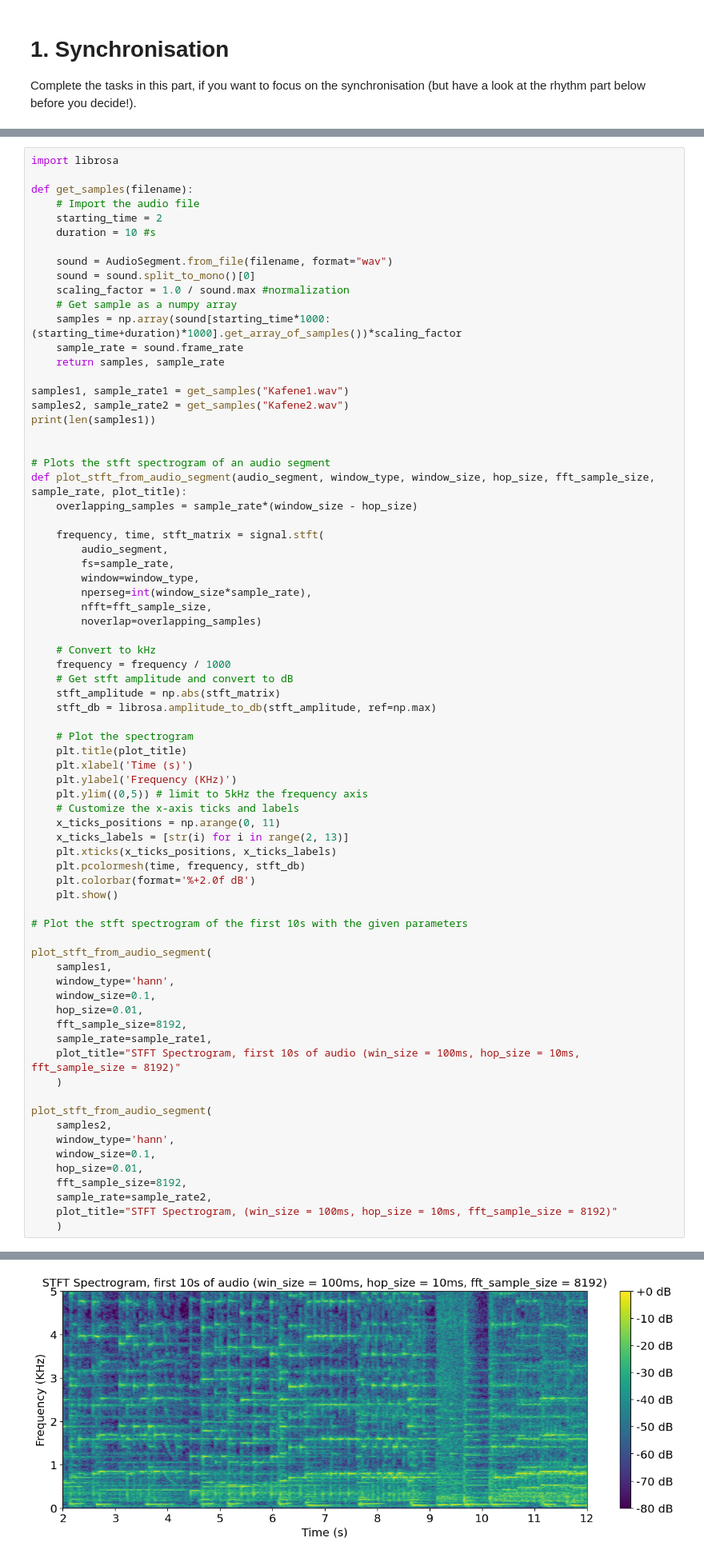
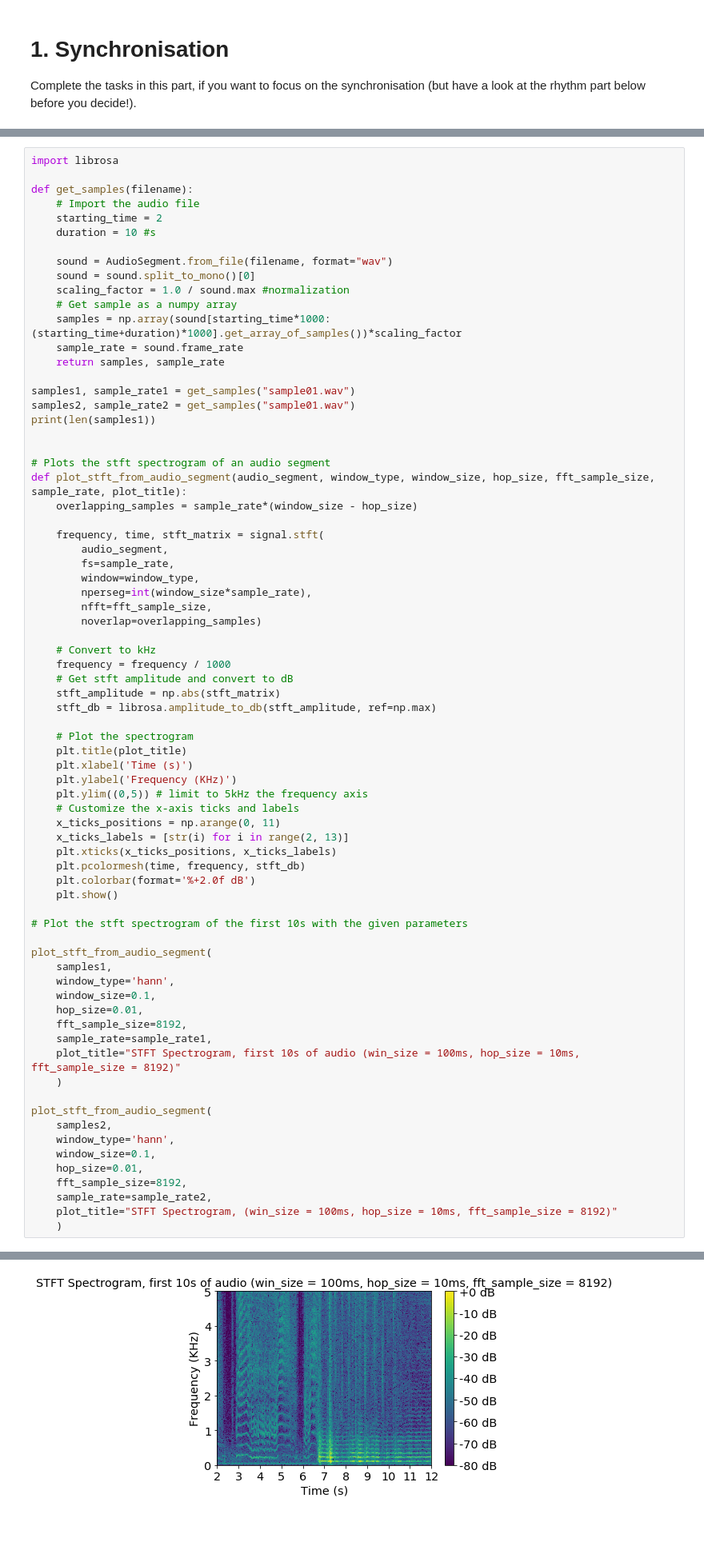
Before and after one commit to simoclemens/KTH-MusicInformaticsLabs, a Jupyter notebook: DT2470_lab03-1.ipynb, the cells around one changed output, grey strips where cells are left out. Shown at 80% size. Drawn from its saved outputs; the diff is of its cells as text; blank space fills up the shorter version.

```diff
--- a/DT2470_lab03-1.ipynb
+++ b/DT2470_lab03-1.ipynb
@@ -94,8 +94,8 @@ def get_samples(filename):
     sample_rate = sound.frame_rate
     return samples, sample_rate
 
-samples1, sample_rate1 = get_samples("Kafene1.wav")
-samples2, sample_rate2 = get_samples("Kafene2.wav")
+samples1, sample_rate1 = get_samples("sample01.wav")
+samples2, sample_rate2 = get_samples("sample01.wav")
 print(len(samples1))
 
 
@@ -126,31 +126,31 @@ def plot_stft_from_audio_segment(audio_segment, window_type, window_size, hop_si
     x_ticks_positions = np.arange(0, 11)
     x_ticks_labels = [str(i) for i in range(2, 13)]
     plt.xticks(x_ticks_positions, x_ticks_labels)
     plt.pcolormesh(time, frequency, stft_db)
     plt.colorbar(format='%+2.0f dB')
     plt.show()
 
 # Plot the stft spectrogram of the first 10s with the given parameters
 
 plot_stft_from_audio_segment(
     samples1,
     window_type='hann',
     window_size=0.1,
     hop_size=0.01,
     fft_sample_size=8192,
     sample_rate=sample_rate1,
     plot_title="STFT Spectrogram, first 10s of audio (win_size = 100ms, hop_size = 10ms, fft_sample_size = 8192)"
     )
 
 plot_stft_from_audio_segment(
     samples2,
     window_type='hann',
     window_size=0.1,
     hop_size=0.01,
     fft_sample_size=8192,
     sample_rate=sample_rate2,
     plot_title="STFT Spectrogram, (win_size = 100ms, hop_size = 10ms, fft_sample_size = 8192)"
     )
 # %% [output]
 441000
-[figure, old version]
+[figure, new version]
```
Also changed, not shown: parts of 7 cells of this notebook, 1 other file.
